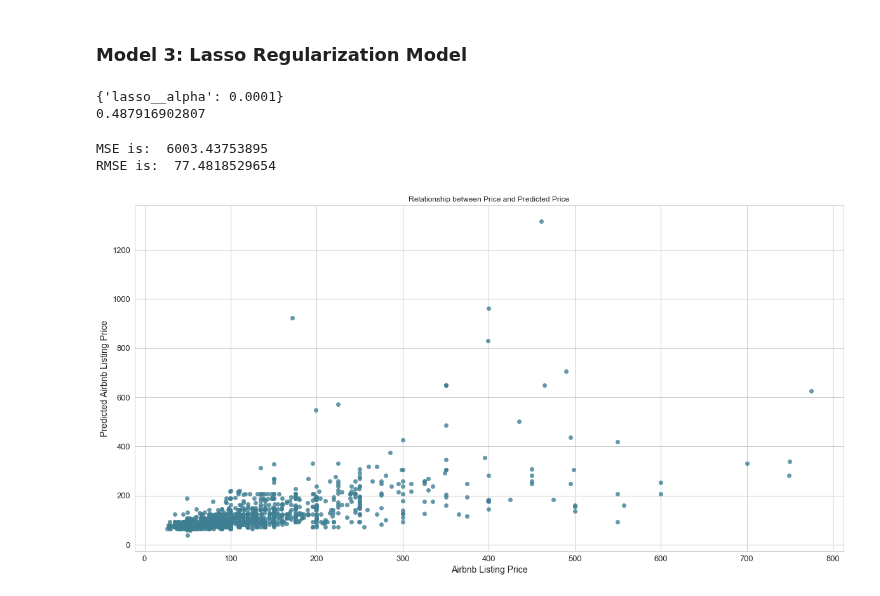
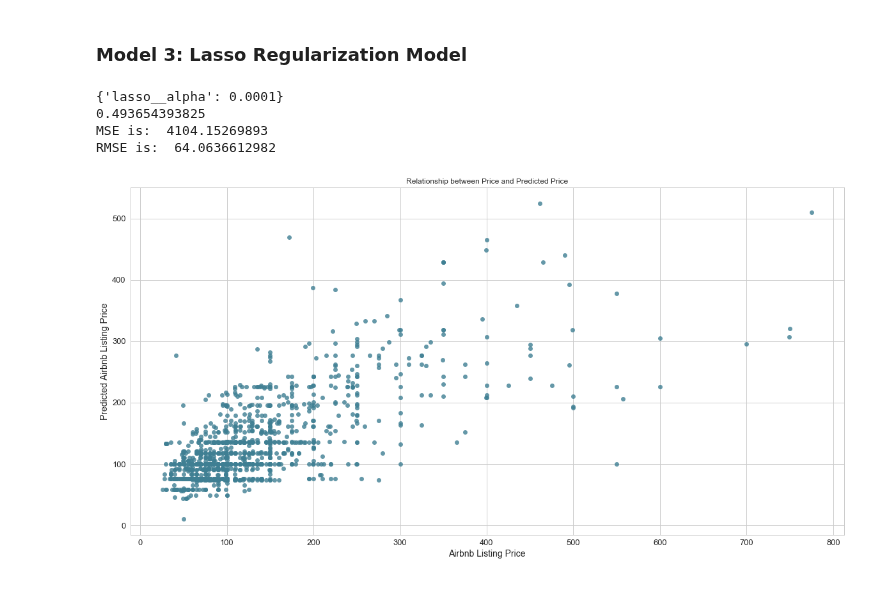
Before and after one commit to nicolechao/springboard-data-science, a Jupyter notebook: Capstone 1/Modeling/modeling.ipynb, the cells around one changed output. Cells and saved outputs as stored; diff of their text form; code cells hidden in the pictures.

```diff
--- a/Capstone 1/Modeling/modeling.ipynb
+++ b/Capstone 1/Modeling/modeling.ipynb
@@ -129,3 +233,31 @@ from sklearn.pipeline import Pipeline
+# %%
+from sklearn.linear_model import Lasso
+
+def lasso_regression(X, y, take_log):
+    if take_log:
+        y = np.log(y)
+
+    steps = [('scaler', StandardScaler()),
+             ('lasso', Lasso(max_iter = 10000))]
+
+    pipeline = Pipeline(steps)
+
+    param_grid = {'lasso__alpha': [0.0001, 0.001, 0.01, 0.1, 1, 10, 50, 100, 200, 300, 400, 500, 600, 700, 800, 900, 1000]}
+
+    X_train, X_test, y_train, y_test = my_train_test_split(X, y)
+
+    cv = GridSearchCV(pipeline, param_grid, cv = 5)
+    cv.fit(X_train, y_train)
+
+    print(cv.best_params_)
+    print(cv.best_score_)
+
+    y_pred = cv.predict(X_test)
+
+    if take_log:
+        summary(np.exp(y_test), np.exp(y_pred))
+    else:
+        summary(y_test, y_pred)
 # %% [markdown]
 ### Model 1: K-Nearest Neighbors
 # %%
@@ -256,32 +330,12 @@ RMSE is:  76.3653186937
 ### Model 3: Lasso Regularization Model
 # %%
 X = df_X.as_matrix()
-y = df['price_log'].as_matrix()
+y = df['price'].as_matrix()
-# %%
-from sklearn.linear_model import Lasso
-
-steps = [('scaler', StandardScaler()),
-         ('lasso', Lasso(max_iter = 10000))]
-
-pipeline = Pipeline(steps)
-
-param_grid = {'lasso__alpha': [0.0001, 0.001, 0.01, 0.1, 1, 10, 50, 100, 200, 300, 400, 500, 600, 700, 800, 900, 1000]}
-
-X_train, X_test, y_train, y_test = my_train_test_split(X, y)
-
-cv = GridSearchCV(pipeline, param_grid, cv = 5)
-cv.fit(X_train, y_train)
-
-print(cv.best_params_)
-print(cv.best_score_)
-
-y_pred = cv.predict(X_test)
-# %% [output]
-{'lasso__alpha': 0.0001}
-0.487916902807
-# %%
-summary(np.exp(y_test), np.exp(y_pred))
-# %% [output]
-MSE is:  6003.43753895
-RMSE is:  77.4818529654
-[figure, removed]
+# %%
+lasso_regression(X, y, False)
+# %% [output]
+{'lasso__alpha': 0.0001}
+0.493654393825
+MSE is:  4104.15269893
+RMSE is:  64.0636612982
+[figure, added]
```
Also changed, not shown: parts of 29 cells of this notebook.
